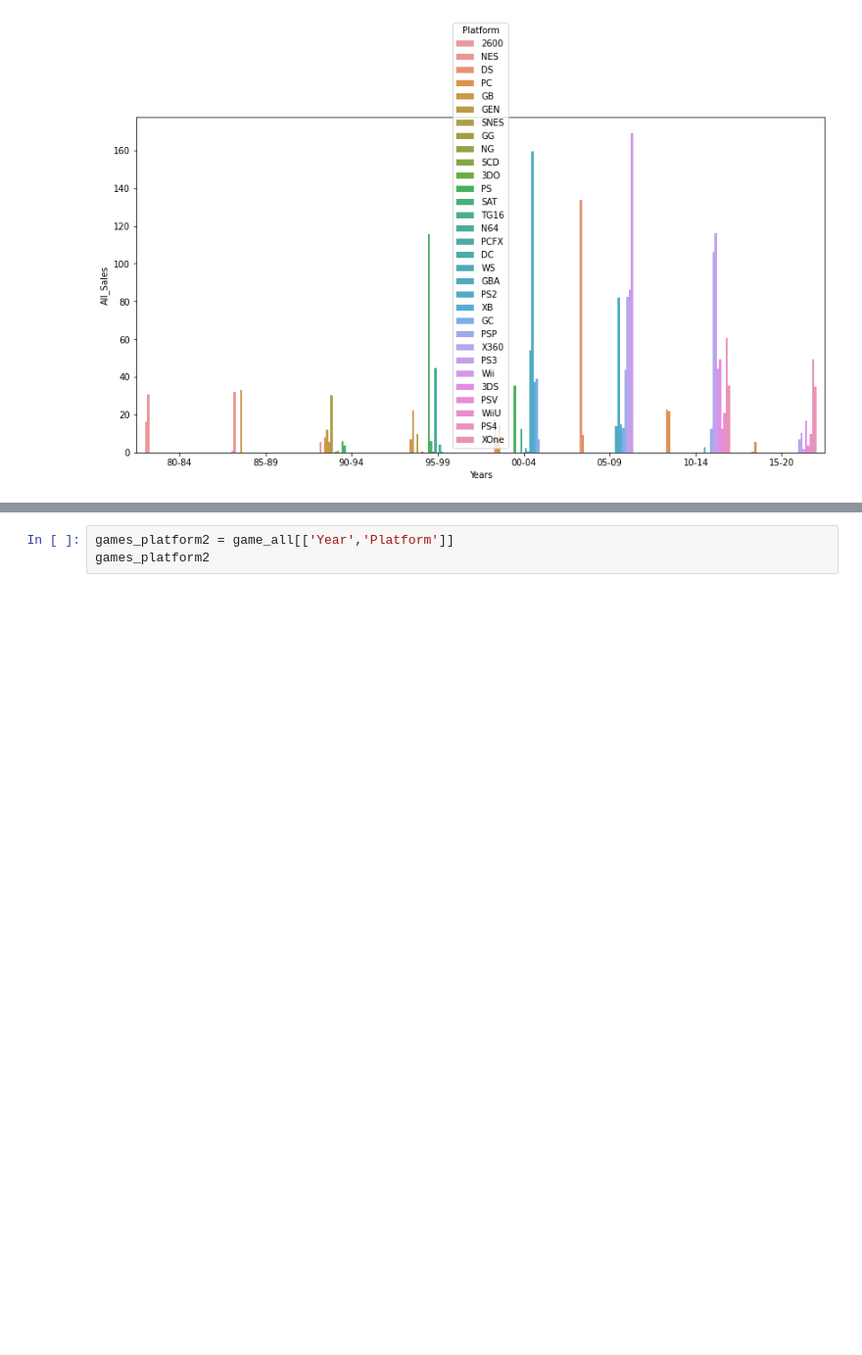
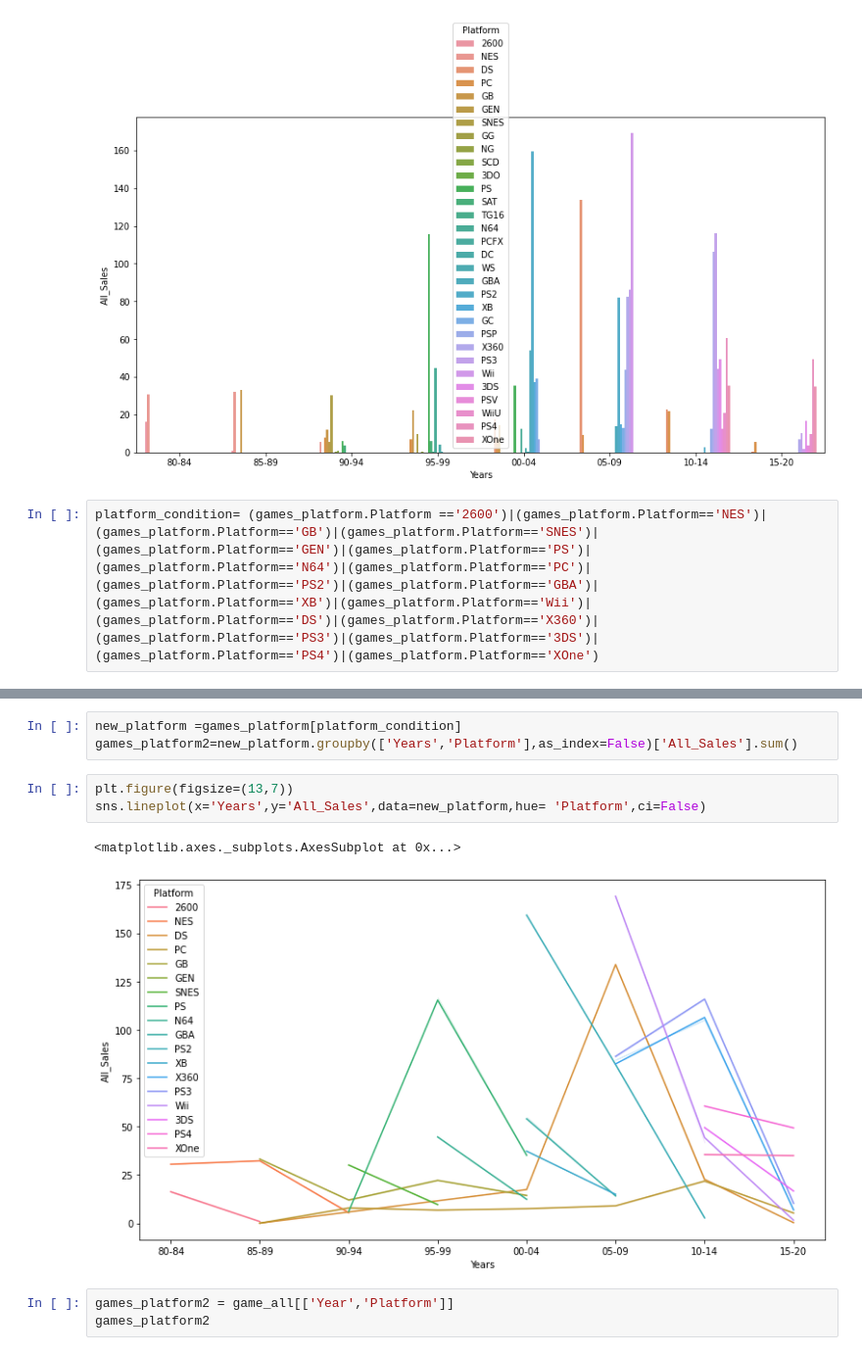
Before and after one commit to okok7272/CodeStatesProject, a Jupyter notebook: Section1/Project1_game_trends.ipynb, the cells around one changed output, grey strips where cells are left out. Shown at 98% size. Saved outputs shown, nothing was run; the diff lists cells and outputs as text; blank space fills up the shorter version.

```diff
--- a/Section1/Project1_game_trends.ipynb
+++ b/Section1/Project1_game_trends.ipynb
@@ -689,3 +684,5 @@ sns.barplot(x='Years',y='All_Sales',data=games_platform,hue= 'Platform',ci=False
 # %% [output]
 <matplotlib.axes._subplots.AxesSubplot at 0x...>
 [figure]
+# %%
+platform_condition= (games_platform.Platform =='2600')|(games_platform.Platform=='NES')|(games_platform.Platform=='GB')|(games_platform.Platform=='SNES')|(games_platform.Platform=='GEN')|(games_platform.Platform=='PS')|(games_platform.Platform=='N64')|(games_platform.Platform=='PC')|(games_platform.Platform=='PS2')|(games_platform.Platform=='GBA')|(games_platform.Platform=='XB')|(games_platform.Platform=='Wii')|(games_platform.Platform=='DS')|(games_platform.Platform=='X360')|(games_platform.Platform=='PS3')|(games_platform.Platform=='3DS')|(games_platform.Platform=='PS4')|(games_platform.Platform=='XOne')
@@ -692,3 +705,12 @@ sns.barplot(x='Years',y='All_Sales',data=games_platform,hue= 'Platform',ci=False
+# %%
+new_platform =games_platform[platform_condition]
+games_platform2=new_platform.groupby(['Years','Platform'],as_index=False)['All_Sales'].sum()
+# %%
+plt.figure(figsize=(13,7))
+sns.lineplot(x='Years',y='All_Sales',data=new_platform,hue= 'Platform',ci=False)
+# %% [output]
+<matplotlib.axes._subplots.AxesSubplot at 0x...>
+[figure, added]
 # %%
 games_platform2 = game_all[['Year','Platform']]
 games_platform2
```
Also changed, not shown: parts of 16 cells of this notebook.
